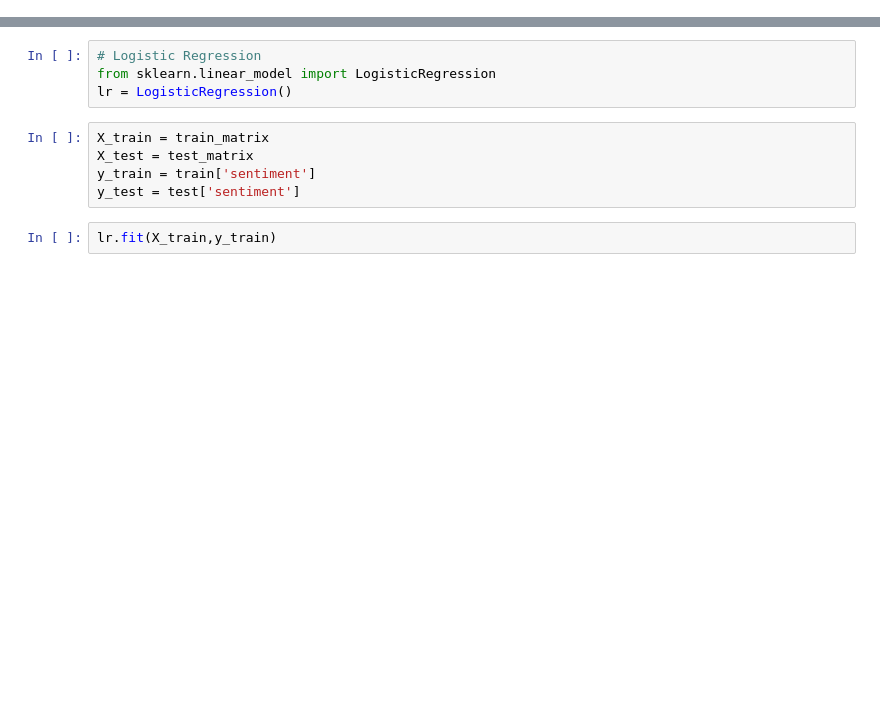
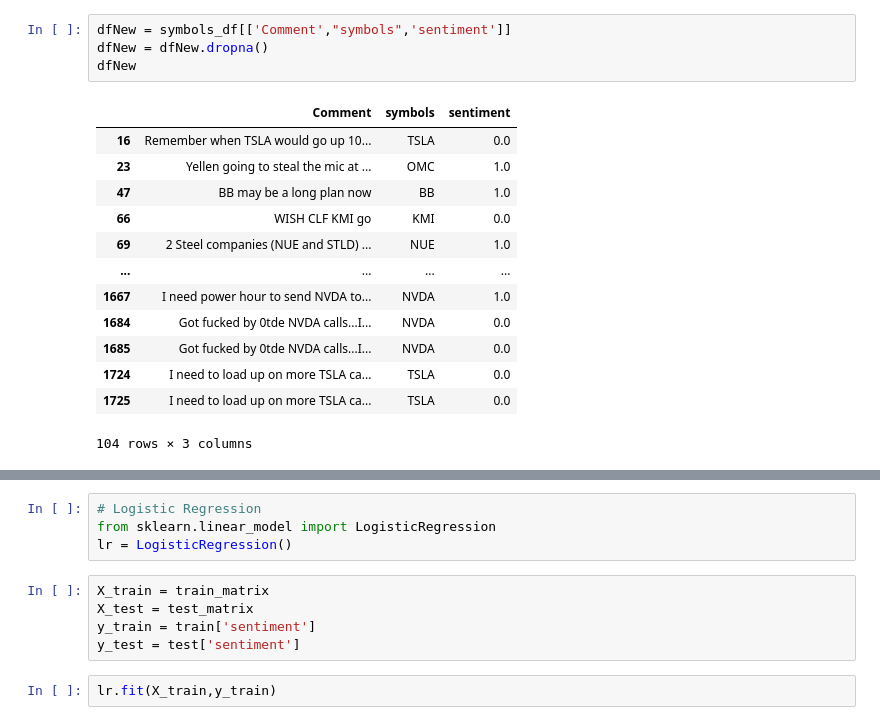
Before and after one commit to alexcroitoru/Meme-Stock-Analysis-Using-Python, a Jupyter notebook: Notebooks/Alex/Sentiment_WIP.ipynb, the cells around one changed output, grey strips where cells are left out. Cells and saved outputs as stored; diff of their text form; blank space fills up the shorter version.

```diff
--- a/Notebooks/Alex/Sentiment_WIP.ipynb
+++ b/Notebooks/Alex/Sentiment_WIP.ipynb
@@ -105,0 +174,18 @@ dfNew.head()
+# %%
+dfNew = symbols_df[['Comment',"symbols",'sentiment']]
+dfNew = dfNew.dropna()
+dfNew
+# %% [output]
+|  | Comment | symbols | sentiment |
+| 16 | Remember when TSLA would go up 10... | TSLA | 0.0 |
+| 23 | Yellen going to steal the mic at ... | OMC | 1.0 |
+| 47 | BB may be a long plan now | BB | 1.0 |
+| 66 | WISH CLF KMI go | KMI | 0.0 |
+| 69 | 2 Steel companies (NUE and STLD) ... | NUE | 1.0 |
+| ... | ... | ... | ... |
+| 1667 | I need power hour to send NVDA to... | NVDA | 1.0 |
+| 1684 | Got fucked by 0tde NVDA calls...I... | NVDA | 0.0 |
+| 1685 | Got fucked by 0tde NVDA calls...I... | NVDA | 0.0 |
+| 1724 | I need to load up on more TSLA ca... | TSLA | 0.0 |
+| 1725 | I need to load up on more TSLA ca... | TSLA | 0.0 |
+104 rows × 3 columns
```
Also changed, not shown: parts of 23 cells of this notebook, 9 other files.
